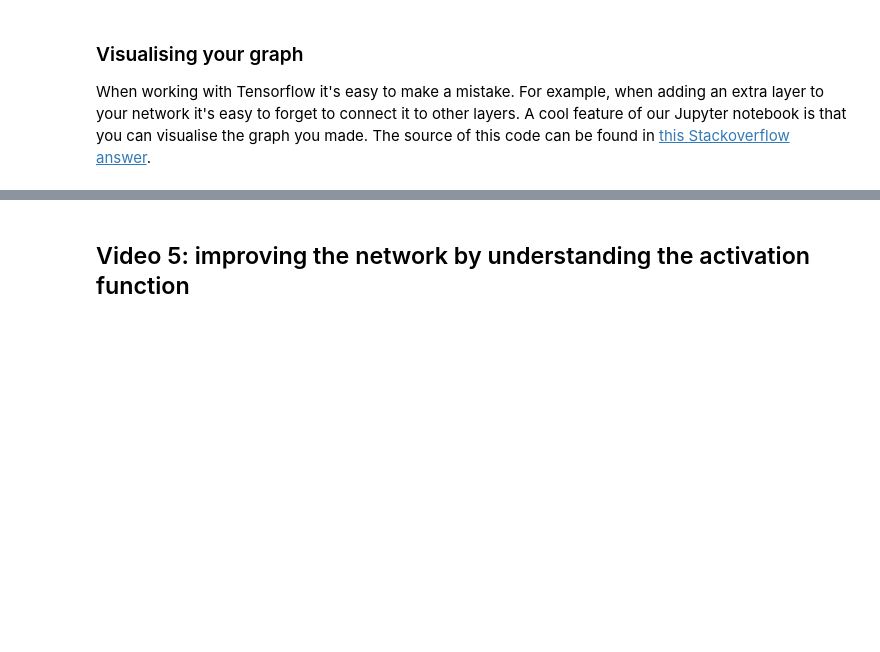
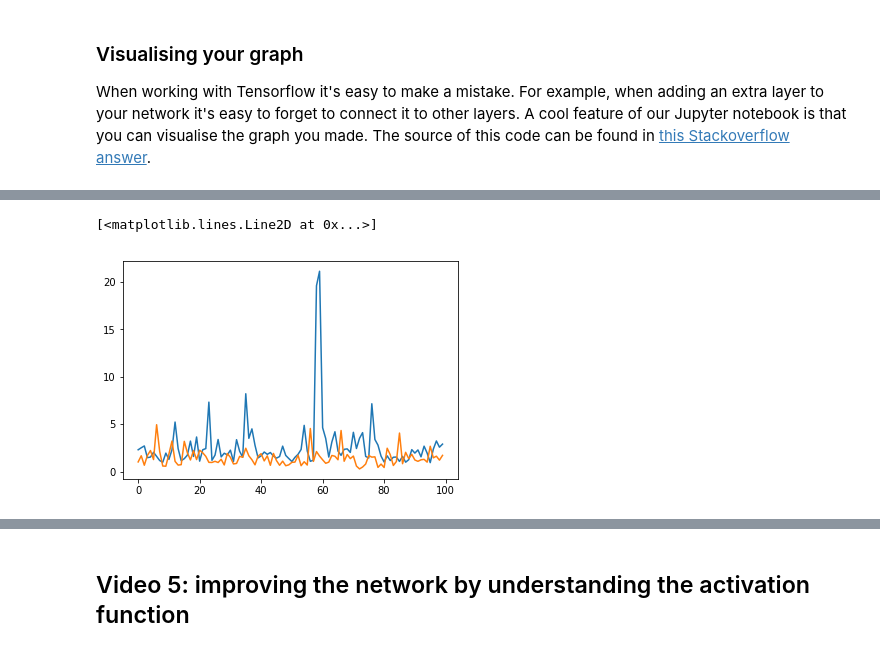
Before and after one commit to rmeertens/tensorflowcourse, a Jupyter notebook: product1/Chapter 3 Predicting ground state energies of molecules.ipynb, the cells around one changed output, grey strips where cells are left out. Saved outputs shown, nothing was run; the diff lists cells and outputs as text; code cells hidden in the pictures; blank space fills up the shorter version.

```diff
--- a/product1/Chapter 3 Predicting ground state energies of molecules.ipynb
+++ b/product1/Chapter 3 Predicting ground state energies of molecules.ipynb
@@ -274,0 +436,6 @@ print(len(Y_train))
+# %%
+plt.plot(losses[-100:])
+plt.plot(losses_norm[-100:])
+# %% [output]
+[<matplotlib.lines.Line2D at 0x...>]
+[figure, added]
```
Also changed, not shown: parts of 25 cells of this notebook, 1 other file.
